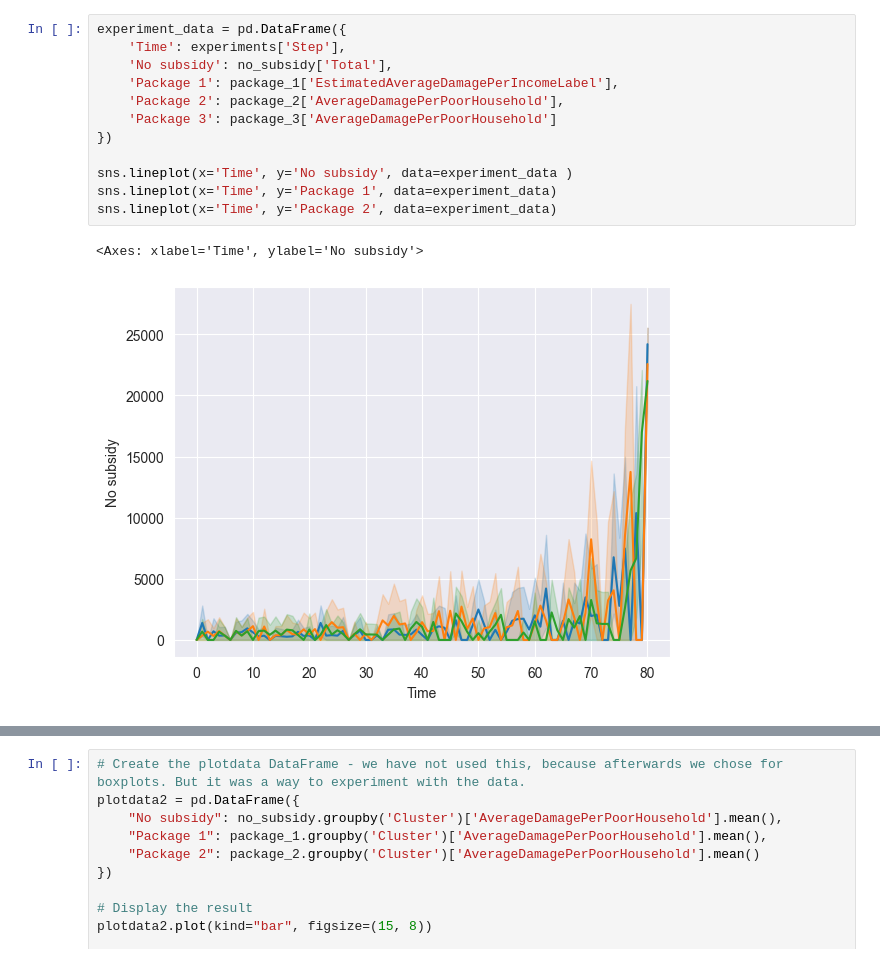
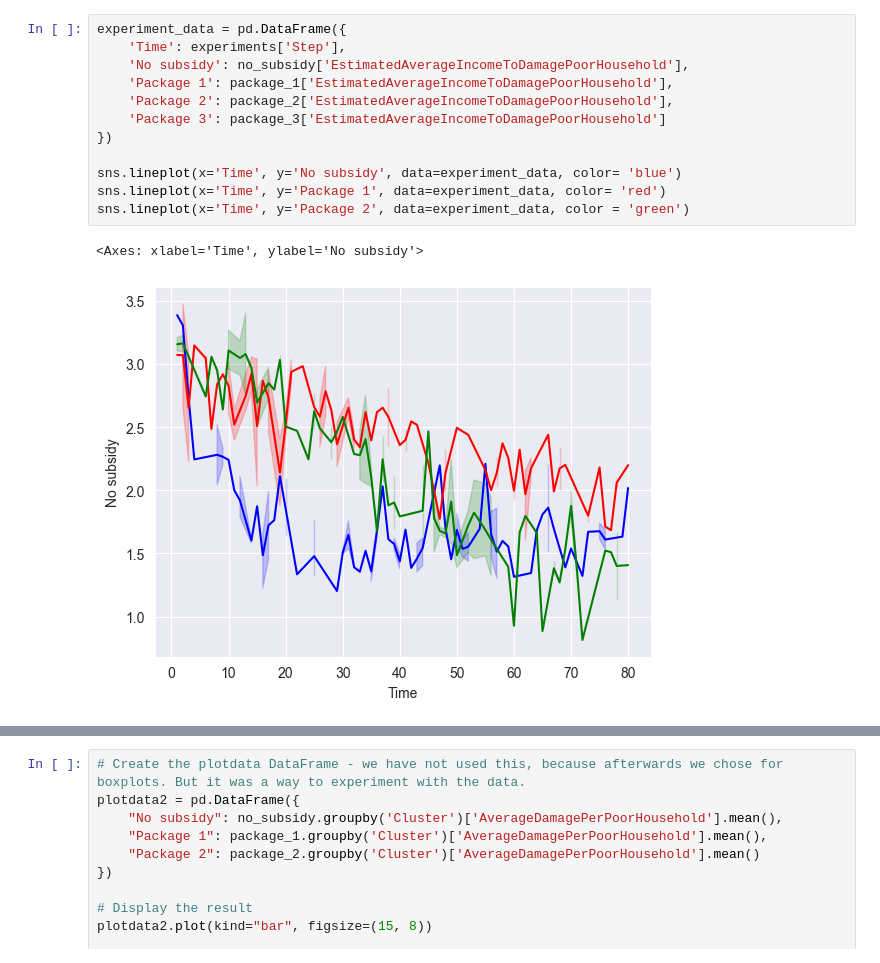
Before and after one commit to Martijntjevdg/SEN1211-ABM, a Jupyter notebook: base_model_mesa/model/PolicyExperimentsAnalysis.ipynb, the cells around one changed output, grey strips where cells are left out. Saved outputs shown, nothing was run; the diff lists cells and outputs as text.

```diff
--- a/base_model_mesa/model/PolicyExperimentsAnalysis.ipynb
+++ b/base_model_mesa/model/PolicyExperimentsAnalysis.ipynb
@@ -104,15 +62,15 @@ See the caveats in the documentation: https://pandas.pydata.org/pandas-docs/stab
 # %%
 experiment_data = pd.DataFrame({
     'Time': experiments['Step'],
-    'No subsidy': no_subsidy['Total'],
-    'Package 1': package_1['EstimatedAverageDamagePerIncomeLabel'],
-    'Package 2': package_2['AverageDamagePerPoorHousehold'],
-    'Package 3': package_3['AverageDamagePerPoorHousehold']
+    'No subsidy': no_subsidy['EstimatedAverageIncomeToDamagePoorHousehold'],
+    'Package 1': package_1['EstimatedAverageIncomeToDamagePoorHousehold'],
+    'Package 2': package_2['EstimatedAverageIncomeToDamagePoorHousehold'],
+    'Package 3': package_3['EstimatedAverageIncomeToDamagePoorHousehold']
 })
 
-sns.lineplot(x='Time', y='No subsidy', data=experiment_data )
-sns.lineplot(x='Time', y='Package 1', data=experiment_data)
-sns.lineplot(x='Time', y='Package 2', data=experiment_data)
+sns.lineplot(x='Time', y='No subsidy', data=experiment_data, color= 'blue')
+sns.lineplot(x='Time', y='Package 1', data=experiment_data, color= 'red')
+sns.lineplot(x='Time', y='Package 2', data=experiment_data, color = 'green')
 # %% [output]
 <Axes: xlabel='Time', ylabel='No subsidy'>
-[figure, old version]
+[figure, new version]
```
Also changed, not shown: parts of 7 cells of this notebook, 4 other files.
